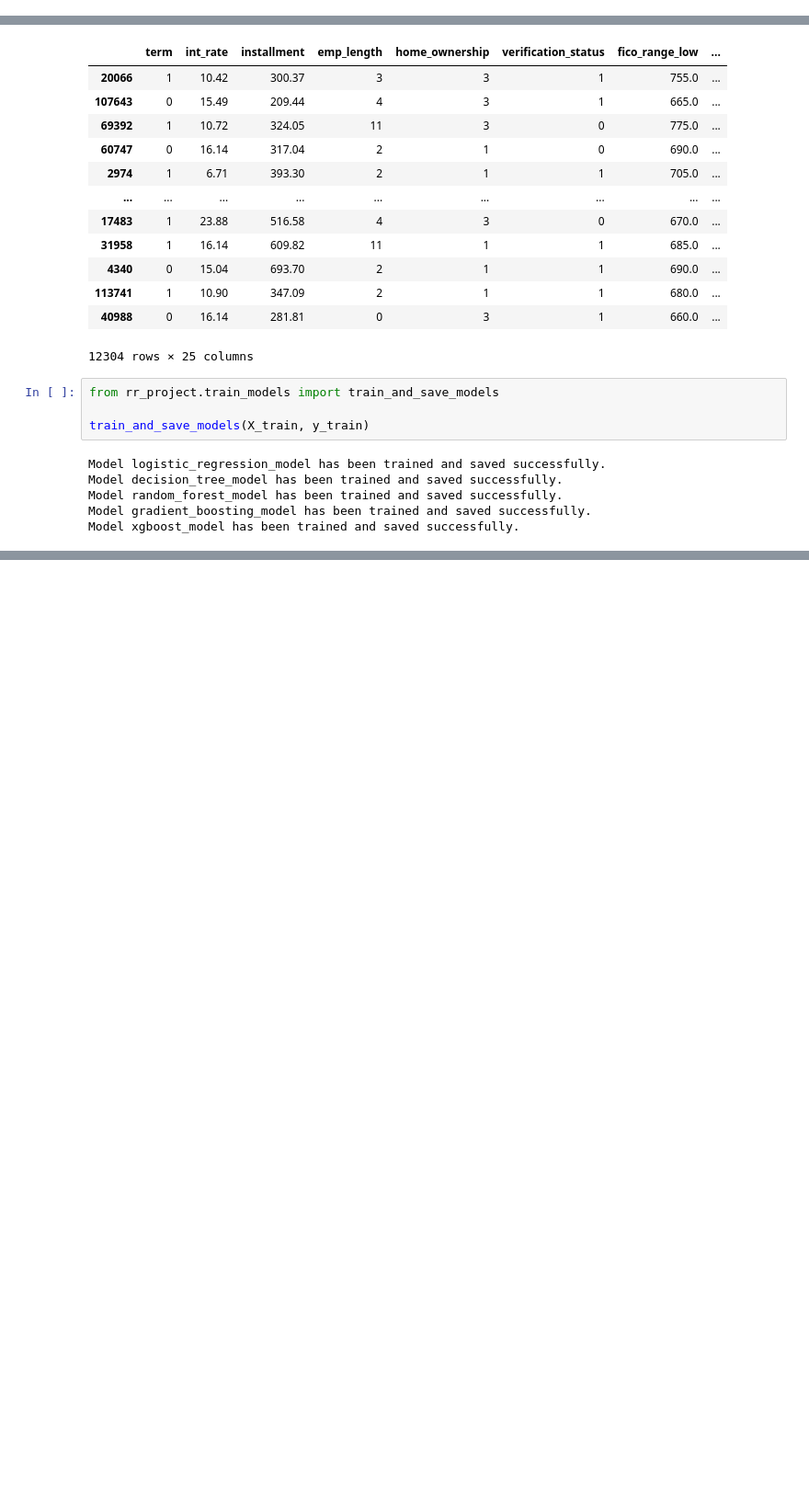
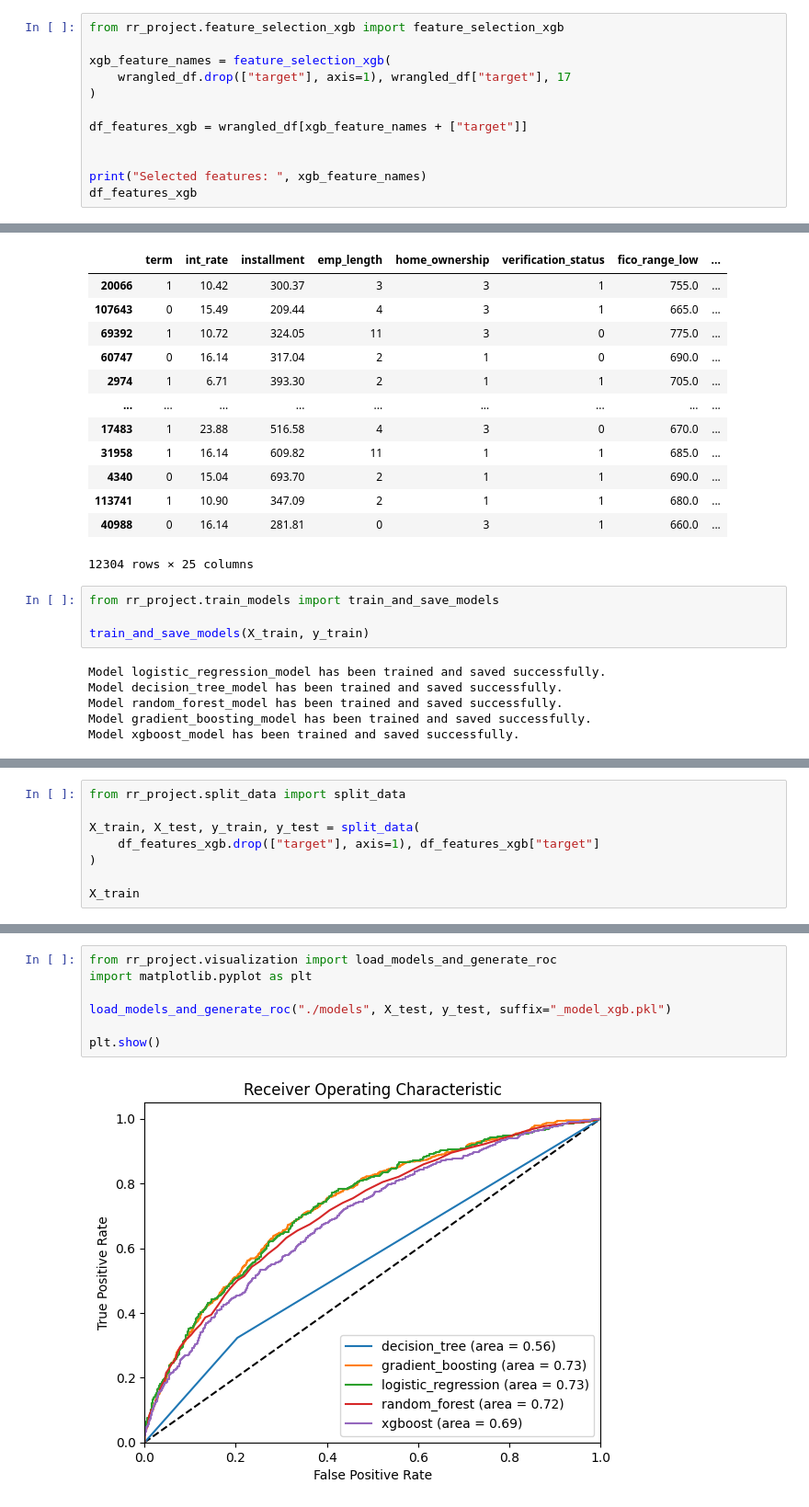
Before and after one commit to hoobys/Reproducible-Research-uni-project, a Jupyter notebook: report.ipynb, the cells around one changed output, grey strips where cells are left out. Shown at 92% size. Cells and saved outputs as stored; diff of their text form; blank space fills up the shorter version.

Commit message:
added xgb feature selection

```diff
--- a/report.ipynb
+++ b/report.ipynb
@@ -192,0 +209,12 @@ The output shows that several variables were dropped due to high correlation wit
+# %%
+from rr_project.feature_selection_xgb import feature_selection_xgb
+
+xgb_feature_names = feature_selection_xgb(
+    wrangled_df.drop(["target"], axis=1), wrangled_df["target"], 17
+)
+
+df_features_xgb = wrangled_df[xgb_feature_names + ["target"]]
+
+
+print("Selected features: ", xgb_feature_names)
+df_features_xgb
@@ -233,0 +277,8 @@ plt.show()
+# %%
+from rr_project.split_data import split_data
+
+X_train, X_test, y_train, y_test = split_data(
+    df_features_xgb.drop(["target"], axis=1), df_features_xgb["target"]
+)
+
+X_train
@@ -233,0 +309,9 @@ plt.show()
+# %%
+from rr_project.visualization import load_models_and_generate_roc
+import matplotlib.pyplot as plt
+
+load_models_and_generate_roc("./models", X_test, y_test, suffix="_model_xgb.pkl")
+
+plt.show()
+# %% [output]
+[figure, added]
```
Also changed, not shown: parts of 6 cells of this notebook, 8 other files.
